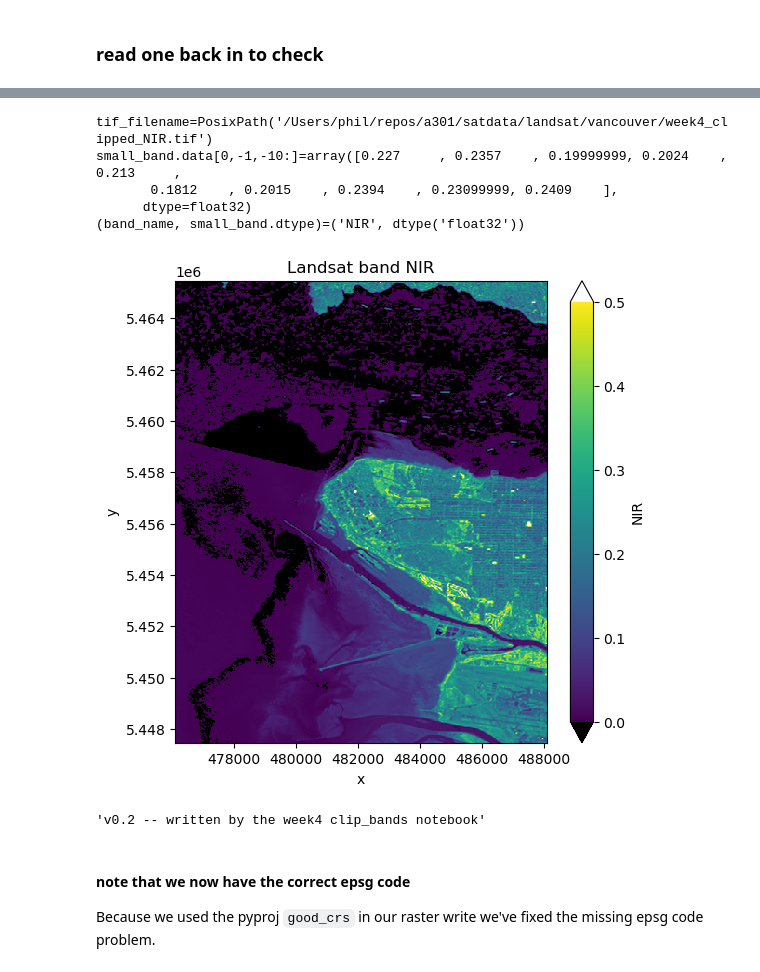
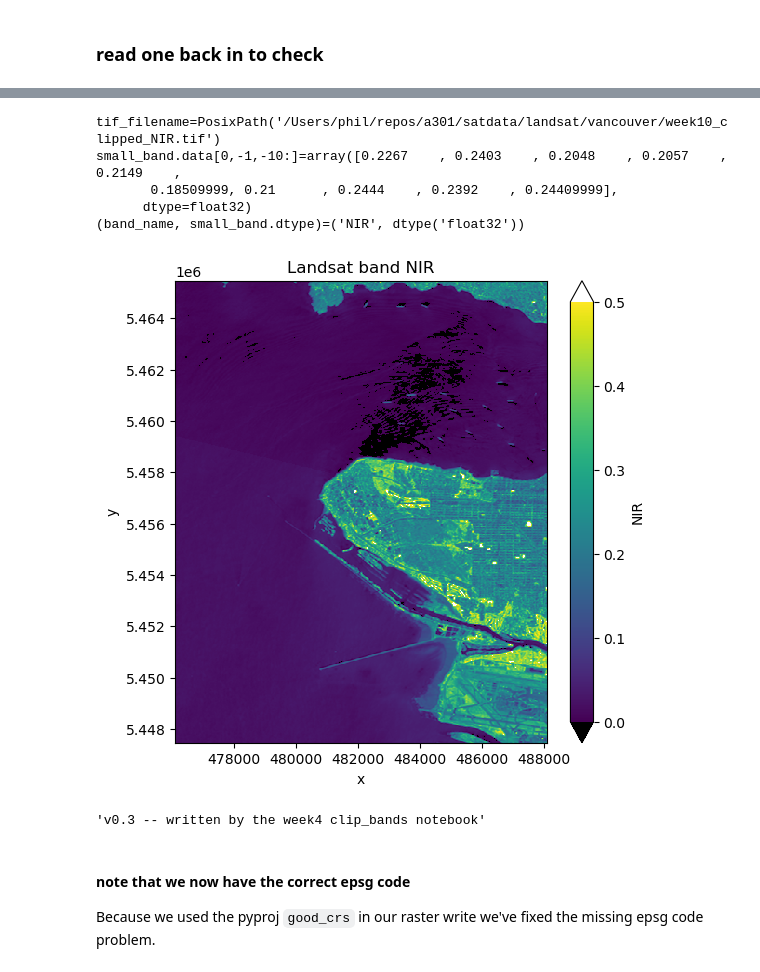
Before and after one commit to phaustin/a301_eoas, a Jupyter notebook: notebooks/week4/clip_bands.ipynb, the cells around one changed output, grey strips where cells are left out. Cells and saved outputs as stored; diff of their text form; code cells hidden in the pictures.

```diff
--- a/notebooks/week4/clip_bands.ipynb
+++ b/notebooks/week4/clip_bands.ipynb
@@ -349,33 +432,33 @@ print(f"{(value.dtype, value.rio.nodata,value.rio.crs.to_epsg())=}")
 # %%
-tif_filename = list(data_dir.glob("**/*week4*NIR.tif"))[0]
+tif_filename = list(data_dir.glob("**/*week10*NIR.tif"))[0]
 print(f"{tif_filename=}")
 has_file = tif_filename.exists()
 if not has_file:
     raise IOError(f"can't find {filename}, something went wrong above")
 small_band = rioxarray.open_rasterio(tif_filename,mask_and_scale=True)
 print(f"{small_band.data[0,-1,-10:]=}")
 small_band = small_band.squeeze()
 band_name = small_band.long_name
 print(f"{(band_name, small_band.dtype)=}")
 fig, ax = plt.subplots(1,1, figsize=(6,6))
 vmin, vmax = 0.,0.5
 pal_dict = make_pal(vmin=vmin,vmax=vmax)
 small_band.plot.imshow(ax=ax,
                     norm = pal_dict['norm'],
                     cmap = pal_dict['cmap'],
                     extend = "both")
 ax.set_title(f"Landsat band {band_name}");
 # %% [output]
-tif_filename=PosixPath('/Users/phil/repos/a301/satdata/landsat/vancouver/week4_clipped_NIR.tif')
-small_band.data[0,-1,-10:]=array([0.227     , 0.2357    , 0.19999999, 0.2024    , 0.213     ,
-       0.1812    , 0.2015    , 0.2394    , 0.23099999, 0.2409    ],
+tif_filename=PosixPath('/Users/phil/repos/a301/satdata/landsat/vancouver/week10_clipped_NIR.tif')
+small_band.data[0,-1,-10:]=array([0.2267    , 0.2403    , 0.2048    , 0.2057    , 0.2149    ,
+       0.18509999, 0.21      , 0.2444    , 0.2392    , 0.24409999],
       dtype=float32)
 (band_name, small_band.dtype)=('NIR', dtype('float32'))
-[figure, old version]
+[figure, new version]
 # %%
 small_band.attrs['history']
 # %% [output]
-'v0.2 -- written by the week4 clip_bands notebook'
+'v0.3 -- written by the week4 clip_bands notebook'
 # %% [markdown]
 #### note that we now have the correct epsg code
 
```
Also changed, not shown: parts of 18 cells of this notebook, 5 other files.
